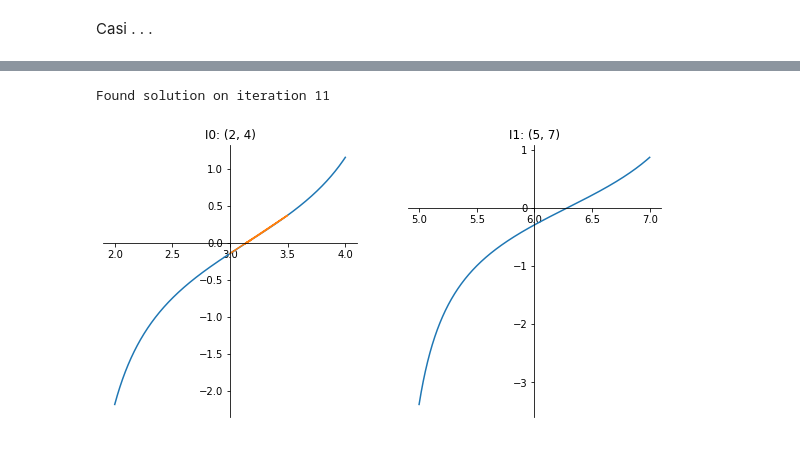
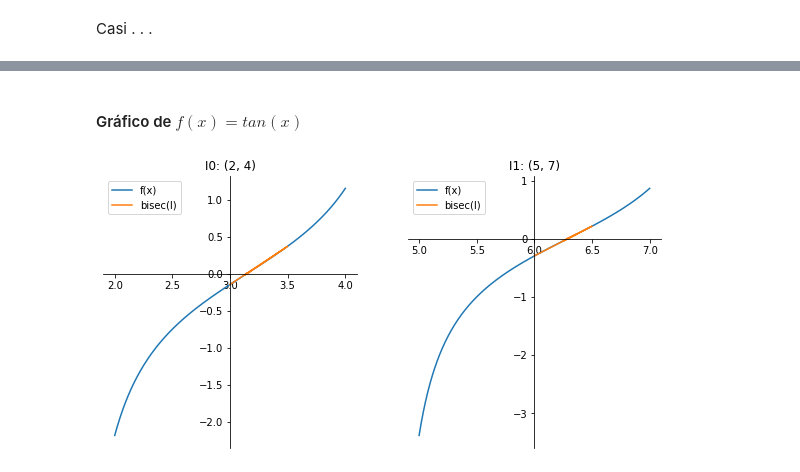
Before and after one commit to rusito-23/anfamaf2020, a Jupyter notebook: lab2.ipynb, the cells around one changed output, grey strips where cells are left out. Saved outputs shown, nothing was run; the diff lists cells and outputs as text; code cells hidden in the pictures.

```diff
--- a/lab2.ipynb
+++ b/lab2.ipynb
@@ -35,6 +47,5 @@ def rbisec(fun, I, err, mit):
 # %%
-f = lambda x: 0
-hx, hf = rbisec(f, [-100, 100], 0.1, 10)
+hx, hf = rbisec(lambda x: 0, [-100, 100], 0.1, 10)
 
-hx[-1], hf[-1]
+show_results(hx, hf)
 # %% [output]
@@ -43,6 +96,6 @@ Found solution on iteration 1
 # %%
-f = lambda x:  x**2 - x - 1
-hx, hf = rbisec(f, [1, 2], 1/(2^(-26)), 25)
+fun_lab2ej2b = lambda x: x**2 - 3
+hx, hf = rbisec(fun_lab2ej2b, [0, 3], pow(10, -5), 20)
 
-hx[-1], hf[-1]
+show_results(hx, hf)
 # %% [output]
@@ -62,3 +103,0 @@ hx, hy = rbisec(fun_lab2ej2a, [0.8, 1.4], 1e-5, 100)
-# %%
-fun_lab2ej2a = math.tan
-hx, hy = rbisec(fun_lab2ej2a, [0.8, 1.4], 1e-5, 100)
@@ -83,5 +103,0 @@ Encontrar una aproximación a $ \sqrt{3} $ con un error menor a $ 10^{-5} $.
-# %%
-fun_lab2ej2b = lambda x: x**2 - 3
-
-hx, hy = rbisec(fun_lab2ej2b, [0, 3], 10**(-5), 20)
-hx[-1], hf[-1]
@@ -99,51 +113,2 @@ Casi . . .
 
 Graficar conjuntamente $ f $ y los pares $ (xk,f(xk)) $ para las dos funciones anteriores y con al menos dos intervalos iniciales distintos para cada una.
-# %%
-# plot tan
-import matplotlib.pyplot as plt
-import numpy as np
-
-# define our intervals
-I_0 = (2, 4)
-I_1 = (5, 7)
-
-# create the samples between this intervals
-I_0_x = np.linspace(*I_0, 1000)
-I_1_x = np.linspace(*I_1, 1000)
-
-# get the real function value between this intervals
-I_0_r = np.array([fun_lab2ej2a(x) for x in I_0_x])
-I_1_r = np.array([fun_lab2ej2a(x) for x in I_1_x])
-
-# get our own results using bisec
-I_0_hx, I_0_hf = rbisec(fun_lab2ej2a, I_0, 10**(-5), 100)
-
-# axes setup helper
-def set_ax_zero(a):
-    a.spines['left'].set_position('center')
-    a.spines['bottom'].set_position('zero')
-    a.spines['right'].set_color('none')
-    a.spines['top'].set_color('none')
-    a.xaxis.set_ticks_position('bottom')
-    a.yaxis.set_ticks_position('left')
-
-# create matplotlib fig and axes
-f, ax = plt.subplots(1, 2, figsize=(10, 5))
-
-# plot the real results
-ax[0].plot(I_0_x, I_0_r)
-ax[0].plot(I_0_hx, I_0_hf)
-ax[0].no
-ax[0].set_title(f'I0: {I_0}')
-
-ax[1].plot(I_1_x, I_1_r)
-ax[1].set_title(f'I1: {I_1}')
-
-# setup all axes
-set_ax_zero(ax[0])
-set_ax_zero(ax[1])
-
-plt.show()
-# %% [output]
-Found solution on iteration 11
-[figure, removed]
@@ -149,0 +182,11 @@ Found solution on iteration 11
+# %% [markdown]
+#### Gráfico de $ f(x) = tan(x)$
+# %%
+# define our intervals
+I_0 = (2, 4)
+I_1 = (5, 7)
+
+# plot
+plot_bisec(fun_lab2ej2a, [I_0, I_1], pow(10, -5), 100)
+# %% [output]
+[figure, added]
```
Also changed, not shown: parts of 42 cells of this notebook, 2 other files.
